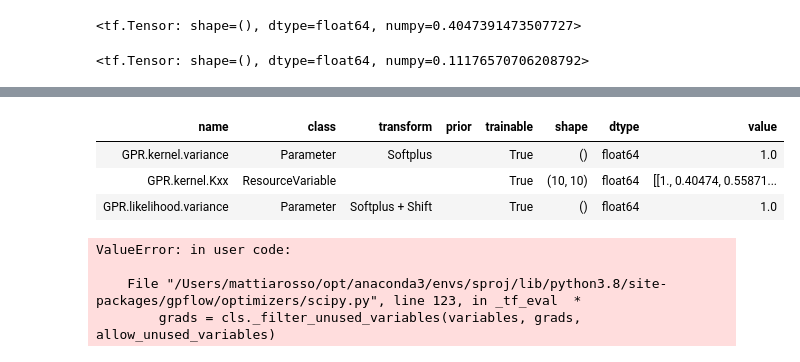
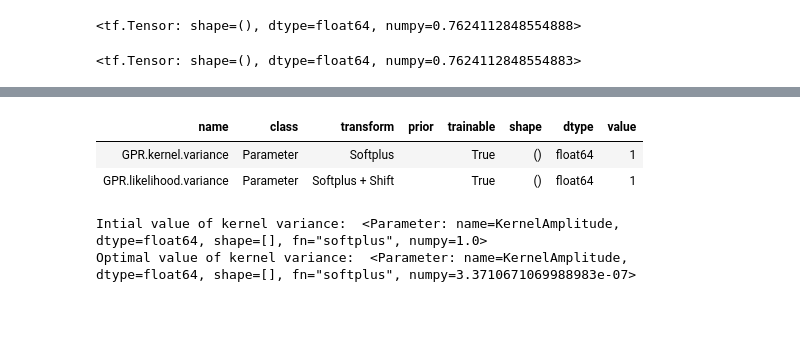
Before and after one commit to mattyred/BSGP_Automatic_Independence_Determination, a Jupyter notebook: kernel.ipynb, the cells around one changed output, grey strips where cells are left out. Cells and saved outputs as stored; diff of their text form; code cells hidden in the pictures; blank space fills up the shorter version.

Commit message:
Started working on the training of the full Lambda matrix

```diff
--- a/kernel.ipynb
+++ b/kernel.ipynb
@@ -66,8 +70,8 @@ class LambdaSquaredExponential(gpflow.kernels.Kernel):
         super().__init__()
         self.Lambda = Lambda
         self.N = N
-        self.variance = gpflow.Parameter(1.0, transform=gpflow.utilities.positive(), dtype=tf.float64)
-        self.Kxx = tf.Variable(np.empty((N, N), dtype=np.float64))
+        self.variance = gpflow.Parameter(1.0, transform=gpflow.utilities.positive(), dtype=tf.float64, name='KernelAmplitude')
+        #self.Kxx = tf.Variable(np.empty((N, N), dtype=np.float64), name='KernelMatrix')
 
     def K(self, X, X2=None):
         """
@@ -79,13 +83,21 @@ class LambdaSquaredExponential(gpflow.kernels.Kernel):
         if X2 is None:
             X2 = X
         N = X.shape[0]
-        for i in range(N):
-            for j in range(N):
-                xi = X[i,:].reshape(-1,1)
-                xj = X2[j,:].reshape(-1,1)
-                exp_arg = self.scaled_squared_euclid_dist(xi, xj)
-                self.Kxx[i, j].assign(tf.math.exp(-0.5 * exp_arg))
-        return self.variance * self.Kxx
+        # compute z
+        XLambda = tf.linalg.matmul(X, self.Lambda)
+        XLambdaX = tf.math.multiply(XLambda, X)
+        z = tf.math.reduce_sum(XLambdaX, axis=1, keepdims=True)
+        # compute X(XΛ)ᵀ
+        XXLambdaT = tf.linalg.matmul(X, tf.transpose(XLambda))
+        # compute z1ᵀ
+        ones = tf.ones(shape=(self.N,1), dtype=tf.float64)
+        zcol = tf.linalg.matmul(z, tf.transpose(ones))
+        # compute 1zᵀ
+        zrow = tf.linalg.matmul(ones, tf.transpose(z))
+
+        exp_arg = zcol - 2*XXLambdaT + zrow
+        Kxx = tf.math.exp(-0.5 * exp_arg)
+        return self.variance * Kxx
 
     def K_diag(self, X):
         return self.variance * tf.reshape(X, (-1,))  # this returns a 1D tensor
@@ -97,30 +109,31 @@ class LambdaSquaredExponential(gpflow.kernels.Kernel):
         vij = tf.subtract(xi, xj)
         return tf.linalg.matmul(tf.linalg.matmul(vij, self.Lambda, transpose_a=True), vij)
 # %%
-Lambda = tf.ones(shape=(2,2), dtype=tf.float64)
+Lambda = (1/4)*tf.eye(2, dtype=tf.float64)
 variance = 1
 LSE = LambdaSquaredExponential(Lambda, 10)
 Kxx = LSE.K(X_train_2D[0:10,:])
 Kxx[0,1]
 # %% [output]
-<tf.Tensor: shape=(), dtype=float64, numpy=0.4047391473507727>
+<tf.Tensor: shape=(), dtype=float64, numpy=0.7624112848554888>
 # %%
-k = gpflow.kernels.SquaredExponential()
+k = gpflow.kernels.SquaredExponential(variance=1, lengthscales=[2, 2])
 Kxx = k.K(X_train_2D[0:10,:])
-Kxx[6,1]
+Kxx[0,1]
 # %% [output]
-<tf.Tensor: shape=(), dtype=float64, numpy=0.11176570706208792>
+<tf.Tensor: shape=(), dtype=float64, numpy=0.7624112848554883>
 # %%
-from tensorflow.python.ops.numpy_ops import np_config
-np_config.enable_numpy_behavior()
-k = LambdaSquaredExponential(Lambda, 10)
+Lambda = (1/4)*tf.eye(2, dtype=tf.float64)
+lambda_k = LambdaSquaredExponential(Lambda, 10)
 gpflow.utilities.print_summary(k, fmt="notebook")
 model = gpflow.models.GPR(
-    (X_train_2D[0:10,:], X_train_2D[0:10]),
-    kernel=k,
+    (X_train_2D[0:10,:], Y_train[0:10]),
+    kernel=lambda_k,
 )
 gpflow.utilities.print_summary(model, fmt="notebook")
+print('Intial value of kernel variance: ', lambda_k.variance)
 opt = gpflow.optimizers.Scipy()
 opt.minimize(model.training_loss, model.trainable_variables)
+print('Optimal value of kernel variance: ', lambda_k.variance)
 # %% [output]
 | name | class | transform | prior | trainable | shape | dtype | value |
@@ -129,8 +142,5 @@ opt.minimize(model.training_loss, model.trainable_variables)
 | name | class | transform | prior | trainable | shape | dtype | value |
-| GPR.kernel.variance | Parameter | Softplus |  | True | () | float64 | 1.0 |
-| GPR.kernel.Kxx | ResourceVariable |  |  | True | (10, 10) | float64 | [[1., 0.40474, 0.55871... |
-| GPR.likelihood.variance | Parameter | Softplus + Shift |  | True | () | float64 | 1.0 |
+| GPR.kernel.variance | Parameter | Softplus |  | True | () | float64 | 1 |
+| GPR.likelihood.variance | Parameter | Softplus + Shift |  | True | () | float64 | 1 |
-ValueError: in user code:
-
-    File "/Users/mattiarosso/opt/anaconda3/envs/sproj/lib/python3.8/site-packages/gpflow/optimizers/scipy.py", line 123, in _tf_eval  *
-        grads = cls._filter_unused_variables(variables, grads, allow_unused_variables)
+Intial value of kernel variance:  <Parameter: name=KernelAmplitude, dtype=float64, shape=[], fn="softplus", numpy=1.0>
+Optimal value of kernel variance:  <Parameter: name=KernelAmplitude, dtype=float64, shape=[], fn="softplus", numpy=3.3710671069988983e-07>
```
Also changed, not shown: parts of 4 cells of this notebook.
